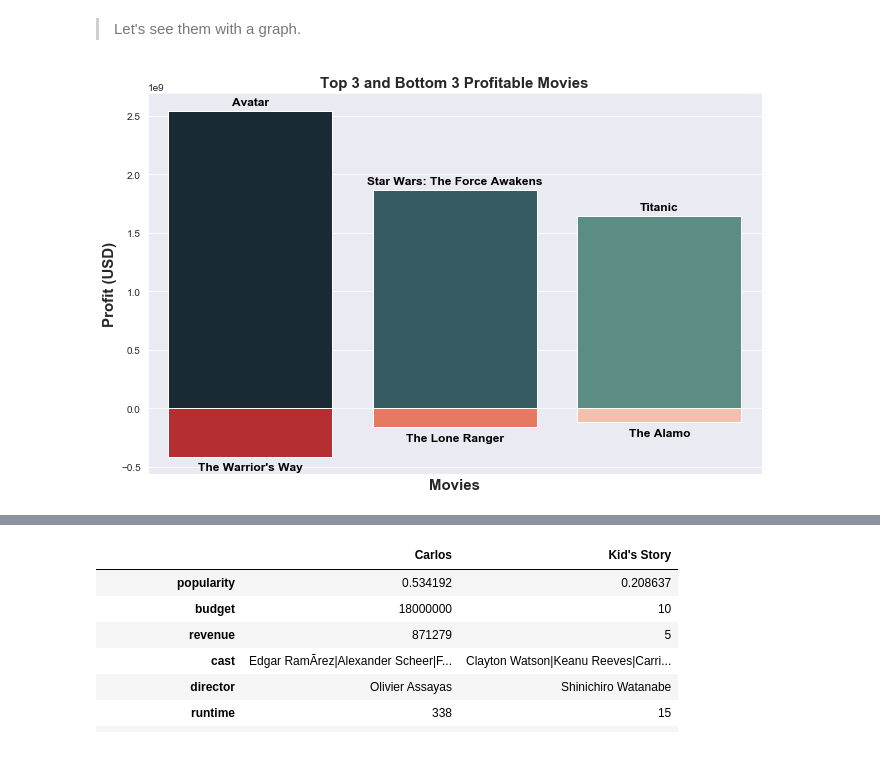
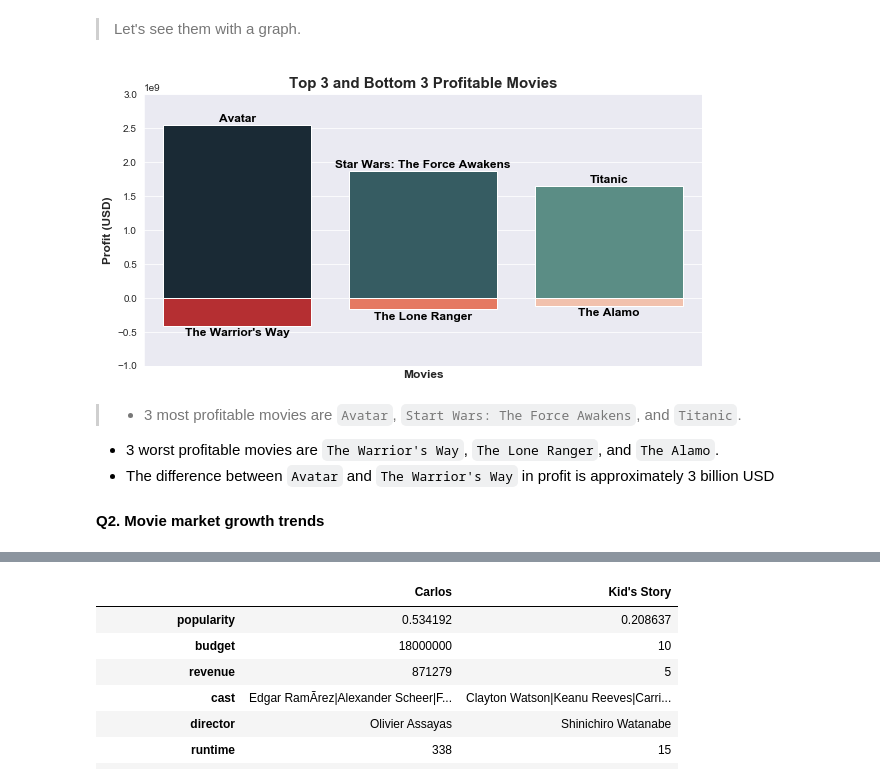
Before and after one commit to Steve-Choi/DAND, a Jupyter notebook: tmdb_project.ipynb, the cells around one changed output, grey strips where cells are left out. Saved outputs shown, nothing was run; the diff lists cells and outputs as text; code cells hidden in the pictures; blank space fills up the shorter version.

Commit message:
finishied question 2

```diff
--- a/tmdb_project.ipynb
+++ b/tmdb_project.ipynb
@@ -360,30 +363,37 @@ bot_profit
 > Let's see them with a graph.
 # %%
 # define figure size,
-plt.figure(figsize=(11,7))
+plt.figure(figsize=(10,5))
 
 # placeholder for each bar
 location = [i+1 for i in top_profit.index]
 
 # values for each bar
 height = top_profit['profit'].tolist()
 height2 = bot_profit['profit'].tolist()
 
 # bar chart using seaborn/ applying palette to distinguish high to low profits
 sns.barplot(location, height, palette=sns.cubehelix_palette(3, start=2.8, rot=-.3, light=0.5, reverse=True))
 sns.barplot(location, height2, palette='Reds_r')
 plt.xticks([]) # remove xticks
 
 # adjusting title and labels
 plt.title('Top 3 and Bottom 3 Profitable Movies', fontweight='bold', fontsize=15)
-plt.xlabel('Movies', fontweight='bold', fontsize=15)
-plt.ylabel('Profit (USD)', fontweight='bold', fontsize=15);
-
+plt.xlabel('Movies', fontweight='bold', fontsize=12)
+plt.ylabel('Profit (USD)', fontweight='bold', fontsize=12);
+plt.ylim(-1E9,3E9)
 # placing each movies' title above or below their bar
 for i, v in enumerate(height):
     plt.text(i, v+0.5E8, top_profit['original_title'][i], color='black', fontweight='bold', ha='center', fontsize=12)
 
 for i, v in enumerate(height2):
-    plt.text(i, v-1.2E8, bot_profit['original_title'][i], color='black', fontweight='bold', ha='center', fontsize=12)
+    plt.text(i, v-1.5E8, bot_profit['original_title'][i], color='black', fontweight='bold', ha='center', fontsize=12)
 # %% [output]
-[figure, old version]
+[figure, new version]
+# %% [markdown]
+> - 3 most profitable movies are `Avatar`, `Start Wars: The Force Awakens`, and `Titanic`. <br>
+- 3 worst profitable movies are `The Warrior's Way`, `The Lone Ranger`, and `The Alamo`.
+- The difference between `Avatar` and `The Warrior's Way` in profit is approximately 3 billion USD
+
+<a name='question2'></a>
+#### Q2. Movie market growth trends
```
Also changed, not shown: parts of 17 cells of this notebook.
